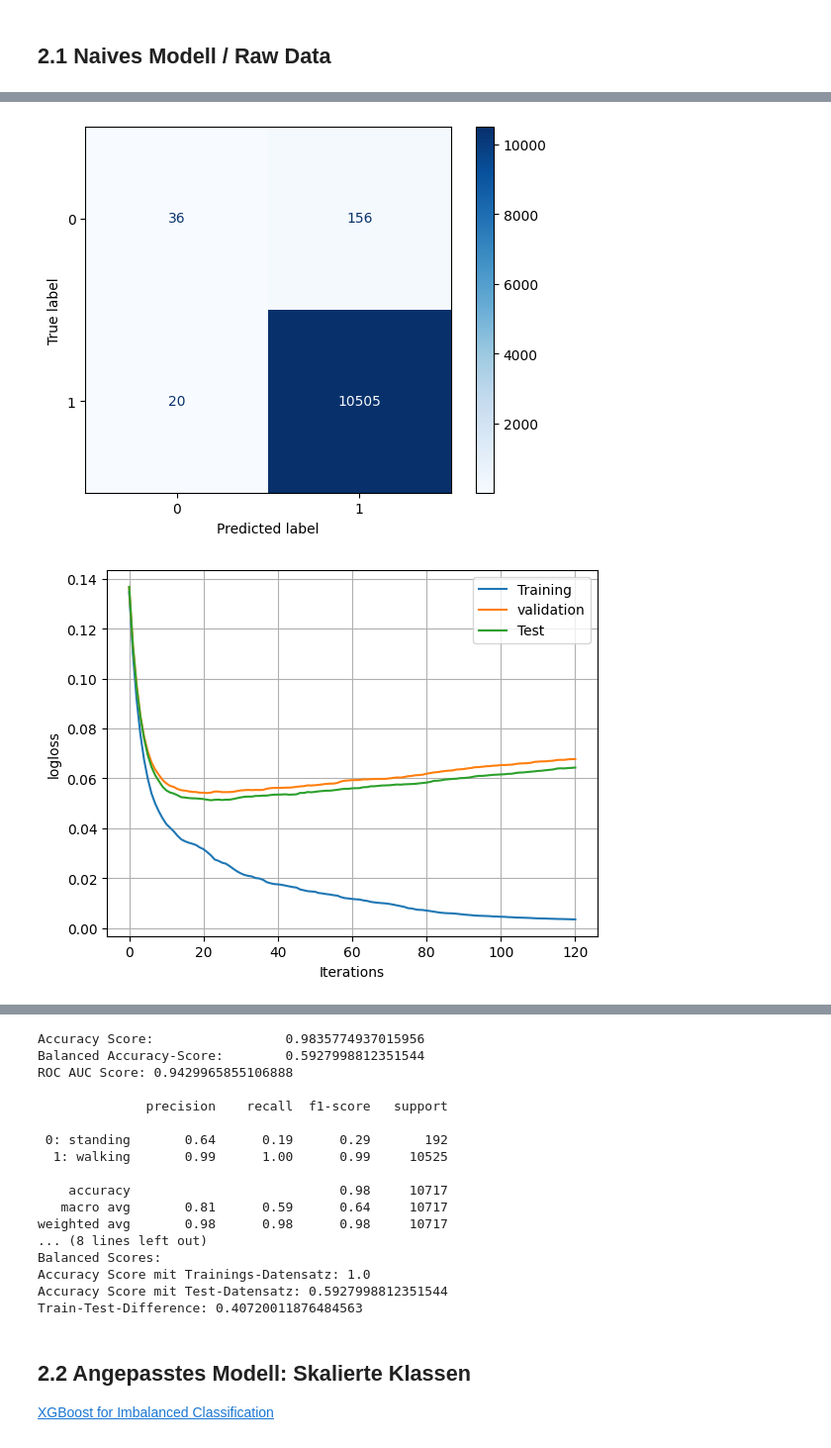
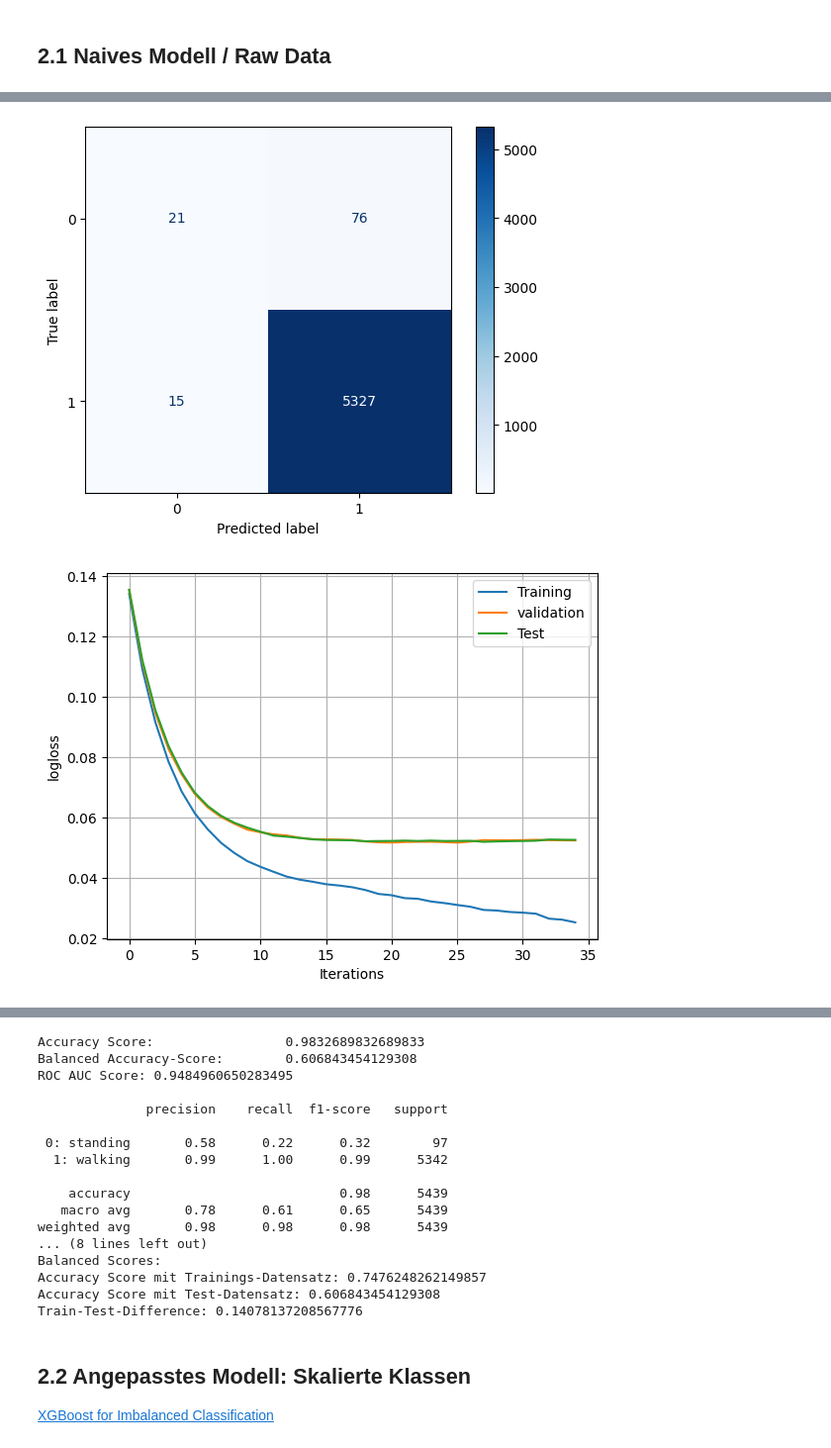
Before and after one commit to iTzOutmind/arduino-xgboost, a Jupyter notebook: basemodell_gyro.ipynb, the cells around one changed output, grey strips where cells are left out. Shown at 99% size. Cells and saved outputs as stored; diff of their text form; code cells hidden in the pictures.

```diff
--- a/basemodell_gyro.ipynb
+++ b/basemodell_gyro.ipynb
@@ -34,7 +34,7 @@ xtrain, xvaltest, ytrain, yvaltest = train_test_split(
     xdata,
     ydata,
     random_state=0,
-    train_size=0.33,
+    train_size=0.66,
     stratify=ydata                                  # Preserve label imbalance across train- and test datasets
 )
 
@@ -61,7 +61,7 @@ def plotReport(model):
     print(skm.classification_report(ytest,yhat, labels=[0,1], target_names=['0: standing','1: walking']))
 
 def plotConfusionMatrices(model):
-    skm.ConfusionMatrixDisplay.from_estimator(model, xtest, ytest, cmap='Blues', normalize='true')
+    skm.ConfusionMatrixDisplay.from_estimator(model, xtest, ytest, cmap='Blues', normalize='true', values_format='.2f')
     pyplot.title('')
     pyplot.show()
 
@@ -182,7 +182,7 @@ clf_naive = XGBClassifier(
     objective = "binary:logistic",
     tree_method = 'exact',
     n_estimators = 100000,
-    early_stopping_rounds = 100,
+    early_stopping_rounds = 10,
     )
 
 
@@ -220,2 +220,2 @@ Best Iteration based on Test-Data: 21
-[figure, old version]
+[figure, new version]
-[figure, old version]
+[figure, new version]
@@ -223,20 +223,20 @@ Best Iteration based on Test-Data: 21
-Accuracy Score:                 0.9835774937015956
-Balanced Accuracy-Score:        0.5927998812351544
-ROC AUC Score: 0.9429965855106888
+Accuracy Score:                 0.9832689832689833
+Balanced Accuracy-Score:        0.606843454129308
+ROC AUC Score: 0.9484960650283495
 
               precision    recall  f1-score   support
 
- 0: standing       0.64      0.19      0.29       192
-  1: walking       0.99      1.00      0.99     10525
+ 0: standing       0.58      0.22      0.32        97
+  1: walking       0.99      1.00      0.99      5342
 
-    accuracy                           0.98     10717
-   macro avg       0.81      0.59      0.64     10717
-weighted avg       0.98      0.98      0.98     10717
+    accuracy                           0.98      5439
+   macro avg       0.78      0.61      0.65      5439
+weighted avg       0.98      0.98      0.98      5439
 ... (8 lines left out)
 Balanced Scores:
-Accuracy Score mit Trainings-Datensatz: 1.0
-Accuracy Score mit Test-Datensatz: 0.5927998812351544
-Train-Test-Difference: 0.40720011876484563
+Accuracy Score mit Trainings-Datensatz: 0.7476248262149857
+Accuracy Score mit Test-Datensatz: 0.606843454129308
+Train-Test-Difference: 0.14078137208567776
 # %% [markdown]
 ## 2.2 Angepasstes Modell: Skalierte Klassen
 
```
Also changed, not shown: parts of 10 cells of this notebook, 2 other files.
